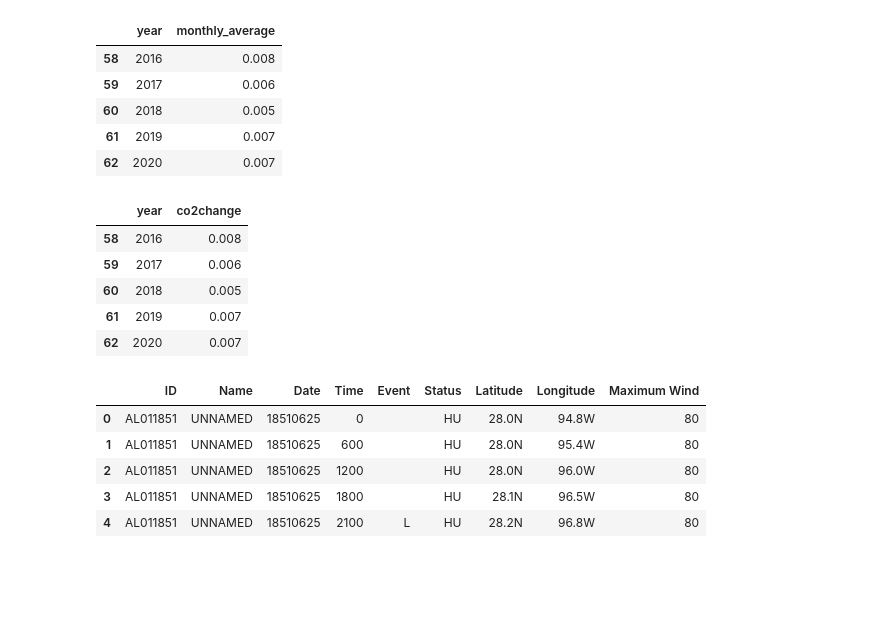
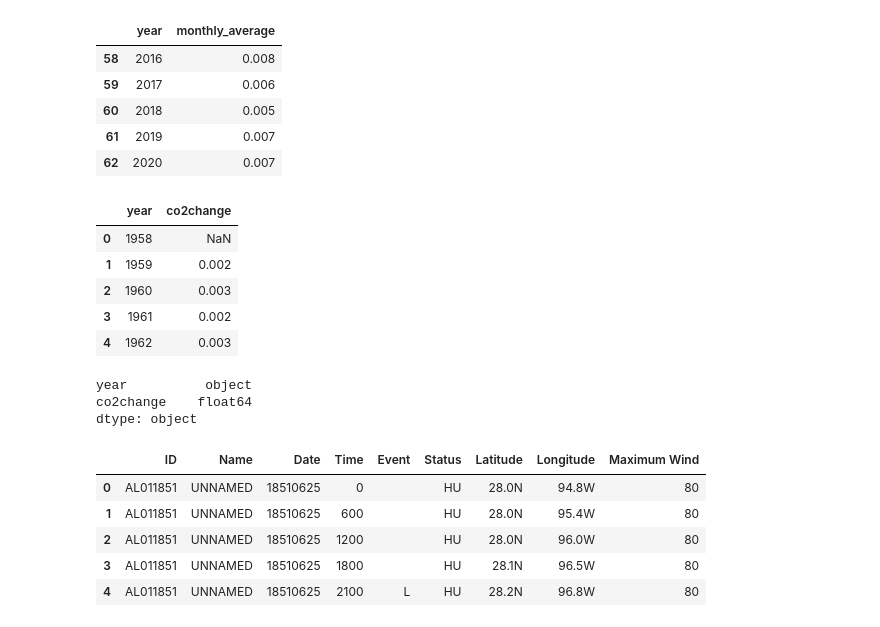
Before and after one commit to carlymckelvy/climate-change, a Jupyter notebook: EH_notebook.ipynb, the cells around one changed output. Drawn from its saved outputs; the diff is of its cells as text; code cells hidden in the pictures; blank space fills up the shorter version.

```diff
--- a/EH_notebook.ipynb
+++ b/EH_notebook.ipynb
@@ -35,6 +36,7 @@ oceantemps_data_df.head()
 # %%
 # read in annual CO2 data (Justan's - has more data points for his graph)
 complete_co2_data_df = pd.read_csv("static/assets/data/c02.csv", encoding='utf-8')
+complete_co2_data_df["year"] = complete_co2_data_df["year"].astype(str)
 complete_co2_data_df.head()
 # %% [output]
 |  | year | month | decimal_date | monthly_average |
@@ -109,11 +112,18 @@ perchange_co2_df.tail()
 # %%
 # rename the columns and this is final dataframe for year/year percentage change co2 levels
 perchange_co2_df.rename(columns={'year': 'year', 'monthly_average': 'co2change'}, inplace=True)
-perchange_co2_df.tail()
+perchange_co2_df["year"] = perchange_co2_df["year"].astype(str)
+perchange_co2_df.head()
 # %% [output]
 |  | year | co2change |
-| 58 | 2016 | 0.008 |
-| 59 | 2017 | 0.006 |
-| 60 | 2018 | 0.005 |
-| 61 | 2019 | 0.007 |
-| 62 | 2020 | 0.007 |
+| 0 | 1958 | NaN |
+| 1 | 1959 | 0.002 |
+| 2 | 1960 | 0.003 |
+| 3 | 1961 | 0.002 |
+| 4 | 1962 | 0.003 |
+# %%
+print(perchange_co2_df.dtypes)
+# %% [output]
+year          object
+co2change    float64
+dtype: object
```
Also changed, not shown: parts of 13 cells of this notebook.
